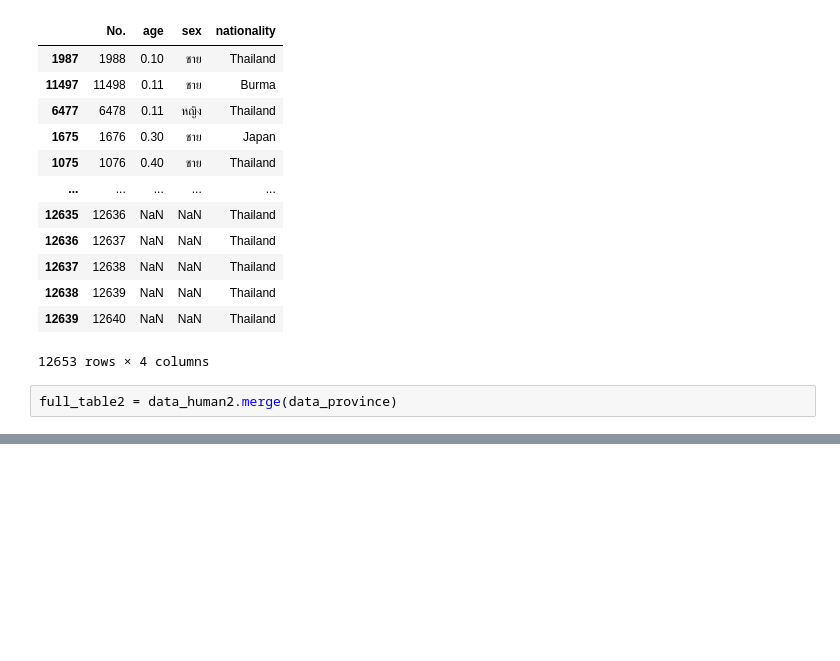
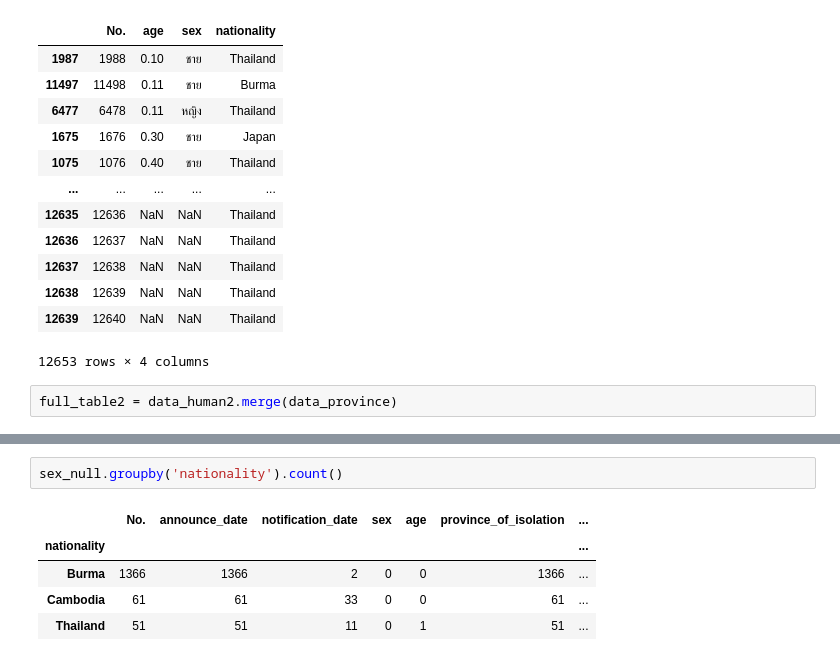
Before and after one commit to ikarosgn/data_viz, a Jupyter notebook: pandas102.ipynb, the cells around one changed output, grey strips where cells are left out. Drawn from its saved outputs; the diff is of its cells as text; blank space fills up the shorter version.

```diff
--- a/pandas102.ipynb
+++ b/pandas102.ipynb
@@ -157,0 +197,8 @@ full_table2 = data_human2.merge(data_province)
+# %%
+sex_null.groupby('nationality').count()
+# %% [output]
+|  | No. | announce_date | notification_date | sex | age | province_of_isolation | ... |
+| nationality |  |  |  |  |  |  | ... |
+| Burma | 1366 | 1366 | 2 | 0 | 0 | 1366 | ... |
+| Cambodia | 61 | 61 | 33 | 0 | 0 | 61 | ... |
+| Thailand | 51 | 51 | 11 | 0 | 1 | 51 | ... |
```
Also changed, not shown: parts of 5 cells of this notebook.
